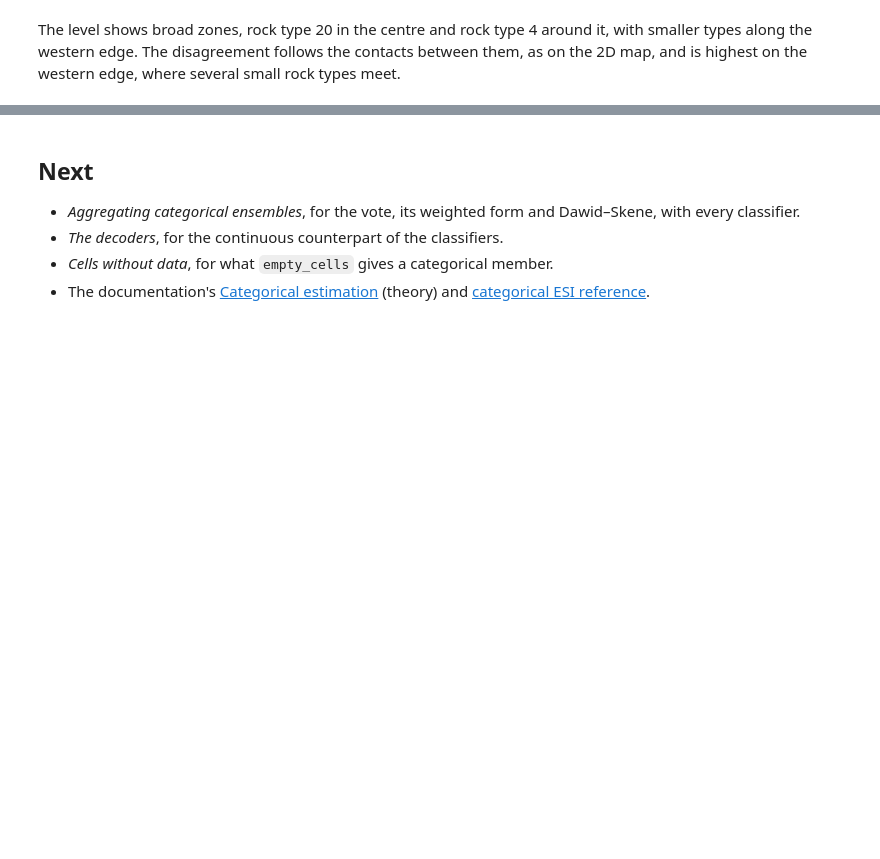
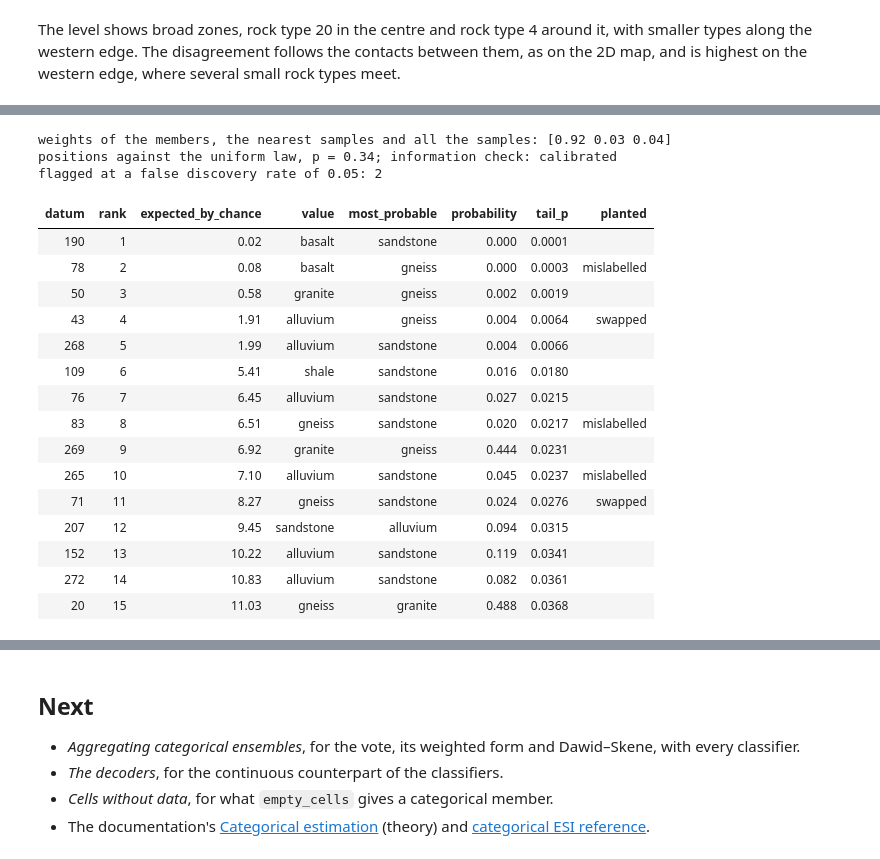
Before and after one commit to alges/spatialize-examples, a Jupyter notebook: examples/08_categorical/20_categories.ipynb, the cells around one changed output, grey strips where cells are left out. Cells and saved outputs as stored; diff of their text form; code cells hidden in the pictures; blank space fills up the shorter version.

```diff
--- a/examples/08_categorical/20_categories.ipynb
+++ b/examples/08_categorical/20_categories.ipynb
@@ -498,0 +511,48 @@ highest on the western edge, where several small rock types meet.
+# %%
+from spatialize.gs.spa import cat_posterior_audit
+from spatialize.logging import singleton_null_callback as quiet
+
+rng = np.random.default_rng(20)
+logged = rocks.astype(object).copy()
+sampled = sorted(set(rocks))                         # the rock types of the samples
+mislabelled = rng.choice(len(logged), 3, replace=False)
+for i in mislabelled:
+    logged[i] = rng.choice([c for c in sampled if c != rocks[i]])
+first = int(rng.choice([i for i in range(len(logged)) if i not in mislabelled]))
+second = next(int(j) for j in rng.permutation(len(logged)) if j not in mislabelled and rocks[j] != rocks[first]
+              and np.linalg.norm(points[j] - points[first]) > 8)
+logged[first], logged[second] = rocks[second], rocks[first]
+planted = {**{int(i): "mislabelled" for i in mislabelled}, first: "swapped", second: "swapped"}
+
+audit = cat_posterior_audit(points, logged, classifier="knn_pca", n_partitions=200, alpha=best["alpha"],
+                            seed=0, callback=quiet)
+calibration = audit.calibration(information=True)
+print("weights of the members, the nearest samples and all the samples:", np.round(audit.mixture, 2))
+print(f"positions against the uniform law, p = {calibration['ks_p']:.2f}; "
+      f"information check: {calibration['information']['verdict']}")
+print(f"flagged at a false discovery rate of 0.05: {int(audit.flags().sum())}")
+
+review = audit.review()
+review["planted"] = [planted.get(d, "") for d in review.datum]
+display(review[["datum", "rank", "expected_by_chance", "value", "most_probable", "probability", "tail_p", "planted"]]
+        .style.hide(axis="index").format({"expected_by_chance": "{:.2f}", "probability": "{:.3f}", "tail_p": "{:.4f}"}))
+# %% [output]
+weights of the members, the nearest samples and all the samples: [0.92 0.03 0.04]
+positions against the uniform law, p = 0.34; information check: calibrated
+flagged at a false discovery rate of 0.05: 2
+| datum | rank | expected_by_chance | value | most_probable | probability | tail_p | planted |
+| 190 | 1 | 0.02 | basalt | sandstone | 0.000 | 0.0001 |  |
+| 78 | 2 | 0.08 | basalt | gneiss | 0.000 | 0.0003 | mislabelled |
+| 50 | 3 | 0.58 | granite | gneiss | 0.002 | 0.0019 |  |
+| 43 | 4 | 1.91 | alluvium | gneiss | 0.004 | 0.0064 | swapped |
+| 268 | 5 | 1.99 | alluvium | sandstone | 0.004 | 0.0066 |  |
+| 109 | 6 | 5.41 | shale | sandstone | 0.016 | 0.0180 |  |
+| 76 | 7 | 6.45 | alluvium | sandstone | 0.027 | 0.0215 |  |
+| 83 | 8 | 6.51 | gneiss | sandstone | 0.020 | 0.0217 | mislabelled |
+| 269 | 9 | 6.92 | granite | gneiss | 0.444 | 0.0231 |  |
+| 265 | 10 | 7.10 | alluvium | sandstone | 0.045 | 0.0237 | mislabelled |
+| 71 | 11 | 8.27 | gneiss | sandstone | 0.024 | 0.0276 | swapped |
+| 207 | 12 | 9.45 | sandstone | alluvium | 0.094 | 0.0315 |  |
+| 152 | 13 | 10.22 | alluvium | sandstone | 0.119 | 0.0341 |  |
+| 272 | 14 | 10.83 | alluvium | sandstone | 0.082 | 0.0361 |  |
+| 20 | 15 | 11.03 | gneiss | granite | 0.488 | 0.0368 |  |
```
Also changed, not shown: parts of 8 cells of this notebook.
